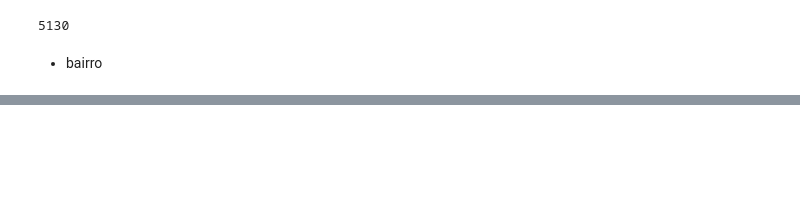
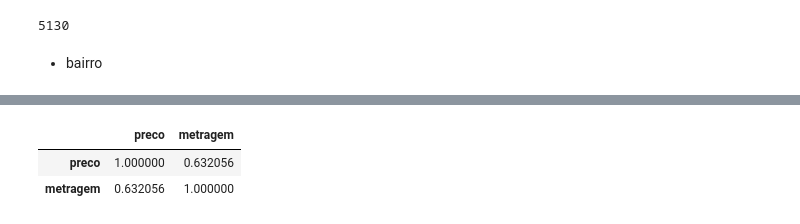
Before and after one commit to rodrigorocha1/extracao_viva_real_selenium, a Jupyter notebook: notebooks_exemplo/visualizacao.ipynb, the cells around one changed output, grey strips where cells are left out. Drawn from its saved outputs; the diff is of its cells as text; code cells hidden in the pictures; blank space fills up the shorter version.

```diff
--- a/notebooks_exemplo/visualizacao.ipynb
+++ b/notebooks_exemplo/visualizacao.ipynb
@@ -180,0 +192,6 @@ fig.show()
+# %%
+base_original_bairro[['preco', 'metragem']].corr()
+# %% [output]
+|  | preco | metragem |
+| preco | 1.000000 | 0.632056 |
+| metragem | 0.632056 | 1.000000 |
```
Also changed, not shown: parts of 14 cells of this notebook, 1 other file.
